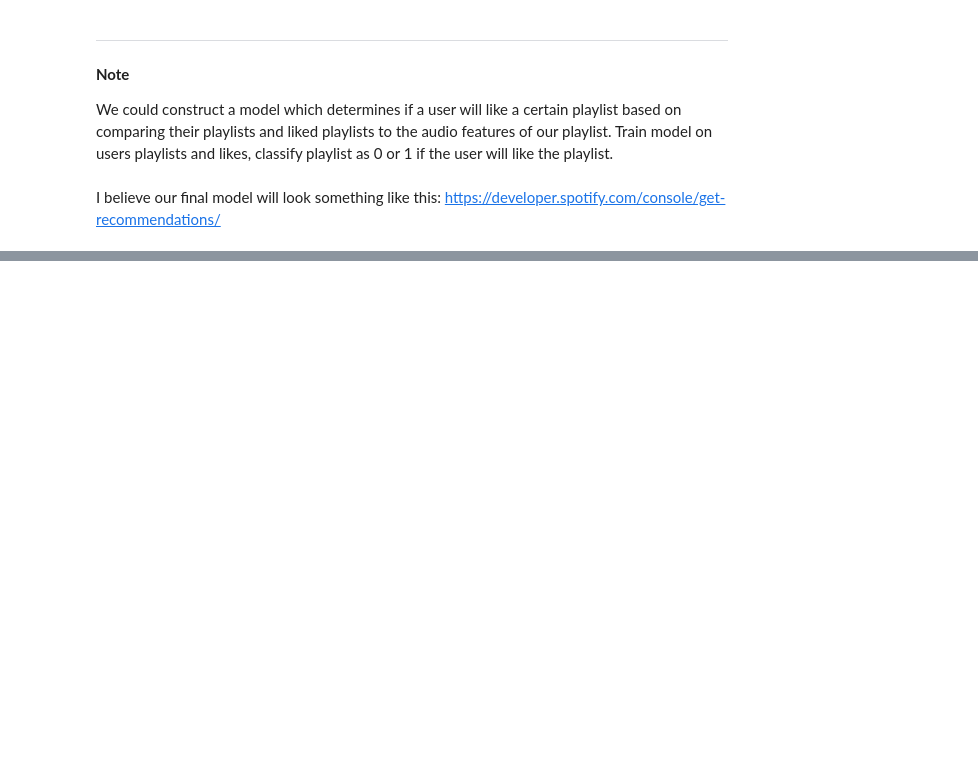
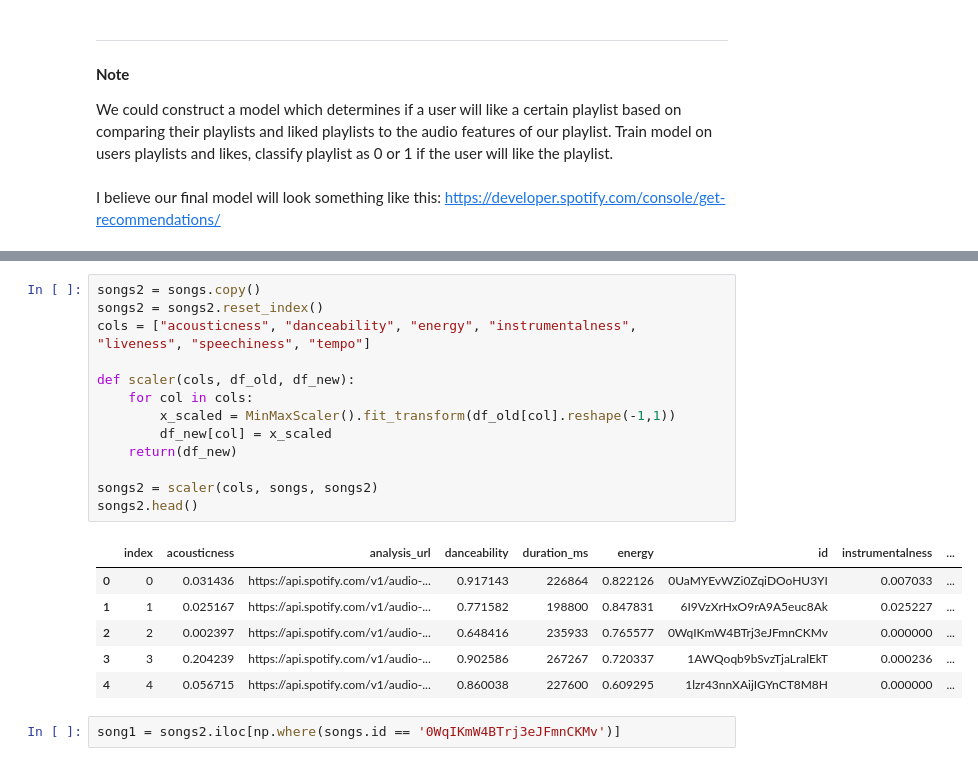
Before and after one commit to sethbilliau/spotify_playlists, a Jupyter notebook: william/109a_final_project_playground.ipynb, the cells around one changed output, grey strips where cells are left out. Cells and saved outputs as stored; diff of their text form; blank space fills up the shorter version.

```diff
--- a/william/109a_final_project_playground.ipynb
+++ b/william/109a_final_project_playground.ipynb
@@ -218,0 +171,22 @@ plt.hist(songs['danceability'])
+# %%
+songs2 = songs.copy()
+songs2 = songs2.reset_index()
+cols = ["acousticness", "danceability", "energy", "instrumentalness", "liveness", "speechiness", "tempo"]
+
+def scaler(cols, df_old, df_new):
+    for col in cols:
+        x_scaled = MinMaxScaler().fit_transform(df_old[col].reshape(-1,1))
+        df_new[col] = x_scaled
+    return(df_new)
+
+songs2 = scaler(cols, songs, songs2)
+songs2.head()
+# %% [output]
+|  | index | acousticness | analysis_url | danceability | duration_ms | energy | id | instrumentalness | ... |
+| 0 | 0 | 0.031436 | https://api.spotify.com/v1/audio-... | 0.917143 | 226864 | 0.822126 | 0UaMYEvWZi0ZqiDOoHU3YI | 0.007033 | ... |
+| 1 | 1 | 0.025167 | https://api.spotify.com/v1/audio-... | 0.771582 | 198800 | 0.847831 | 6I9VzXrHxO9rA9A5euc8Ak | 0.025227 | ... |
+| 2 | 2 | 0.002397 | https://api.spotify.com/v1/audio-... | 0.648416 | 235933 | 0.765577 | 0WqIKmW4BTrj3eJFmnCKMv | 0.000000 | ... |
+| 3 | 3 | 0.204239 | https://api.spotify.com/v1/audio-... | 0.902586 | 267267 | 0.720337 | 1AWQoqb9bSvzTjaLralEkT | 0.000236 | ... |
+| 4 | 4 | 0.056715 | https://api.spotify.com/v1/audio-... | 0.860038 | 227600 | 0.609295 | 1lzr43nnXAijIGYnCT8M8H | 0.000000 | ... |
+# %%
+song1 = songs2.iloc[np.where(songs.id == '0WqIKmW4BTrj3eJFmnCKMv')]
```
Also changed, not shown: parts of 17 cells of this notebook, 2 other files.
